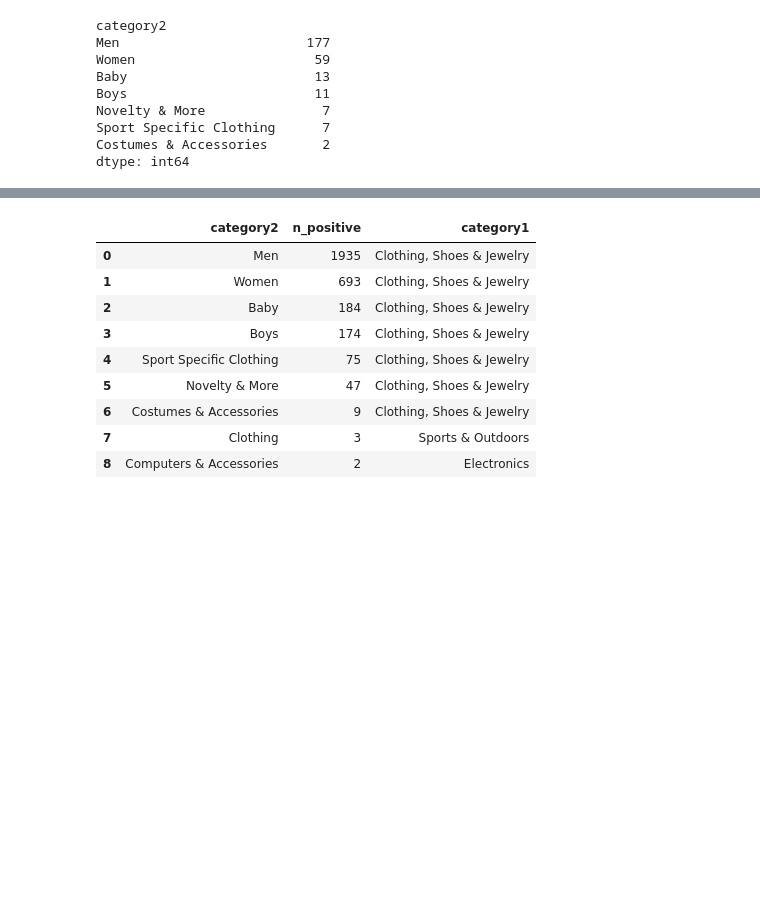
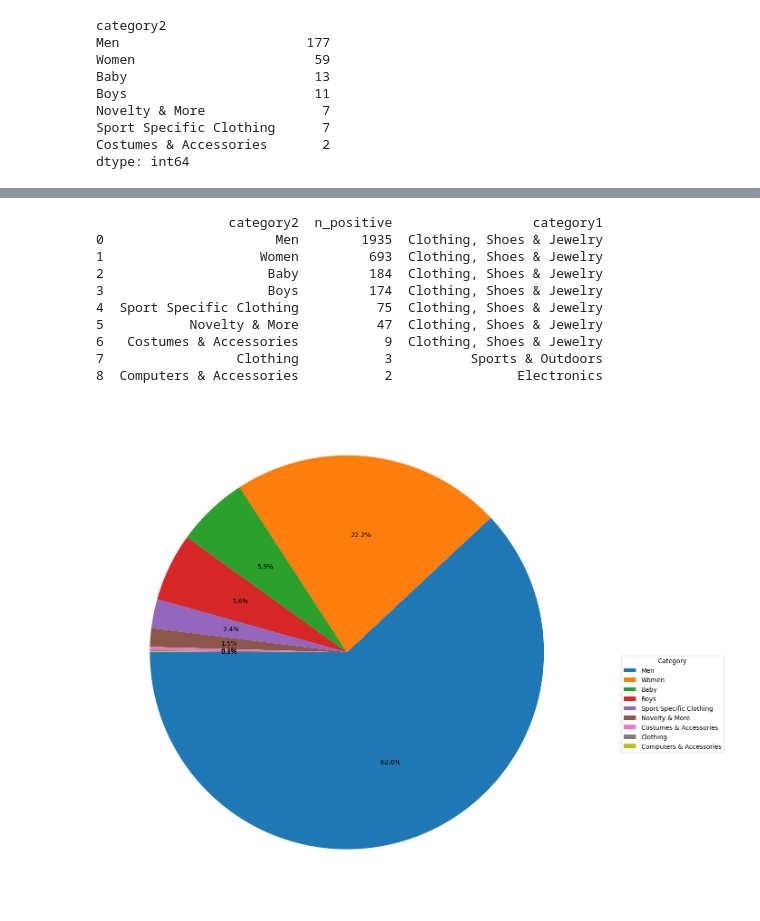
Before and after one commit to annarudych/project_amazon, a Jupyter notebook: amazon.ipynb, the cells around one changed output, grey strips where cells are left out. Saved outputs shown, nothing was run; the diff lists cells and outputs as text; code cells hidden in the pictures; blank space fills up the shorter version.

```diff
--- a/amazon.ipynb
+++ b/amazon.ipynb
@@ -1206,34 +1224,58 @@ tab_final
 # %%
 #COPIO DATAFRAME PER COLONNE CHE MI SERVONO
 mask=dfamazoncopy['category2'].notna() & (dfamazoncopy['category2'].str.strip()!='') & (dfamazoncopy['sentiment_score']>0.3)
 cat12_pose = dfamazoncopy.loc[mask,['category1','category2']].copy()
 #contare recensioni
 cat2_positive=(
     cat12_pose
     .groupby('category2')
     .size()
     .sort_values(ascending=False)
 )
 cat2_positive=cat2_positive.rename('n_positive').reset_index()
 
 cat1_sample_per_cat2 = (
     cat12_pose
     .groupby('category2')['category1']
     .first()
     .reset_index(name='category1')
 )
 
 # merge tra i due DataFrame
 tab_final = cat2_positive.merge(cat1_sample_per_cat2, on='category2', how='left')
-tab_final
+print(tab_final)
+
+
+# plot pie
+
+ax4=tab_final['n_positive'].plot(
+    figsize=(14,14),
+    kind='pie',
+    labels=None,
+    autopct='%1.1f%%',
+    startangle=180,
+    ylabel=''
+)
+#LEGGENDA
+ax4.legend(
+    tab_final['category2'],
+    title='Category',
+    loc='best',
+    bbox_to_anchor=(1.05,0.5) #OPZIONE PER SPOSTARE FUORI
+)
+ax3.set_title('Recensioni per categoria')
+plt.tight_layout() #per non sovrapporre grafici
+#plt.savefig('grafico.png', dpi=300, bbox_inches='tight')
+plt.show()
 # %% [output]
-|  | category2 | n_positive | category1 |
-| 0 | Men | 1935 | Clothing, Shoes & Jewelry |
-| 1 | Women | 693 | Clothing, Shoes & Jewelry |
-| 2 | Baby | 184 | Clothing, Shoes & Jewelry |
-| 3 | Boys | 174 | Clothing, Shoes & Jewelry |
-| 4 | Sport Specific Clothing | 75 | Clothing, Shoes & Jewelry |
-| 5 | Novelty & More | 47 | Clothing, Shoes & Jewelry |
-| 6 | Costumes & Accessories | 9 | Clothing, Shoes & Jewelry |
-| 7 | Clothing | 3 | Sports & Outdoors |
-| 8 | Computers & Accessories | 2 | Electronics |
+                 category2  n_positive                  category1
+0                      Men        1935  Clothing, Shoes & Jewelry
+1                    Women         693  Clothing, Shoes & Jewelry
+2                     Baby         184  Clothing, Shoes & Jewelry
+3                     Boys         174  Clothing, Shoes & Jewelry
+4  Sport Specific Clothing          75  Clothing, Shoes & Jewelry
+5           Novelty & More          47  Clothing, Shoes & Jewelry
+6   Costumes & Accessories           9  Clothing, Shoes & Jewelry
+7                 Clothing           3          Sports & Outdoors
+8  Computers & Accessories           2                Electronics
+[figure, added]
```
Also changed, not shown: parts of 12 cells of this notebook.
